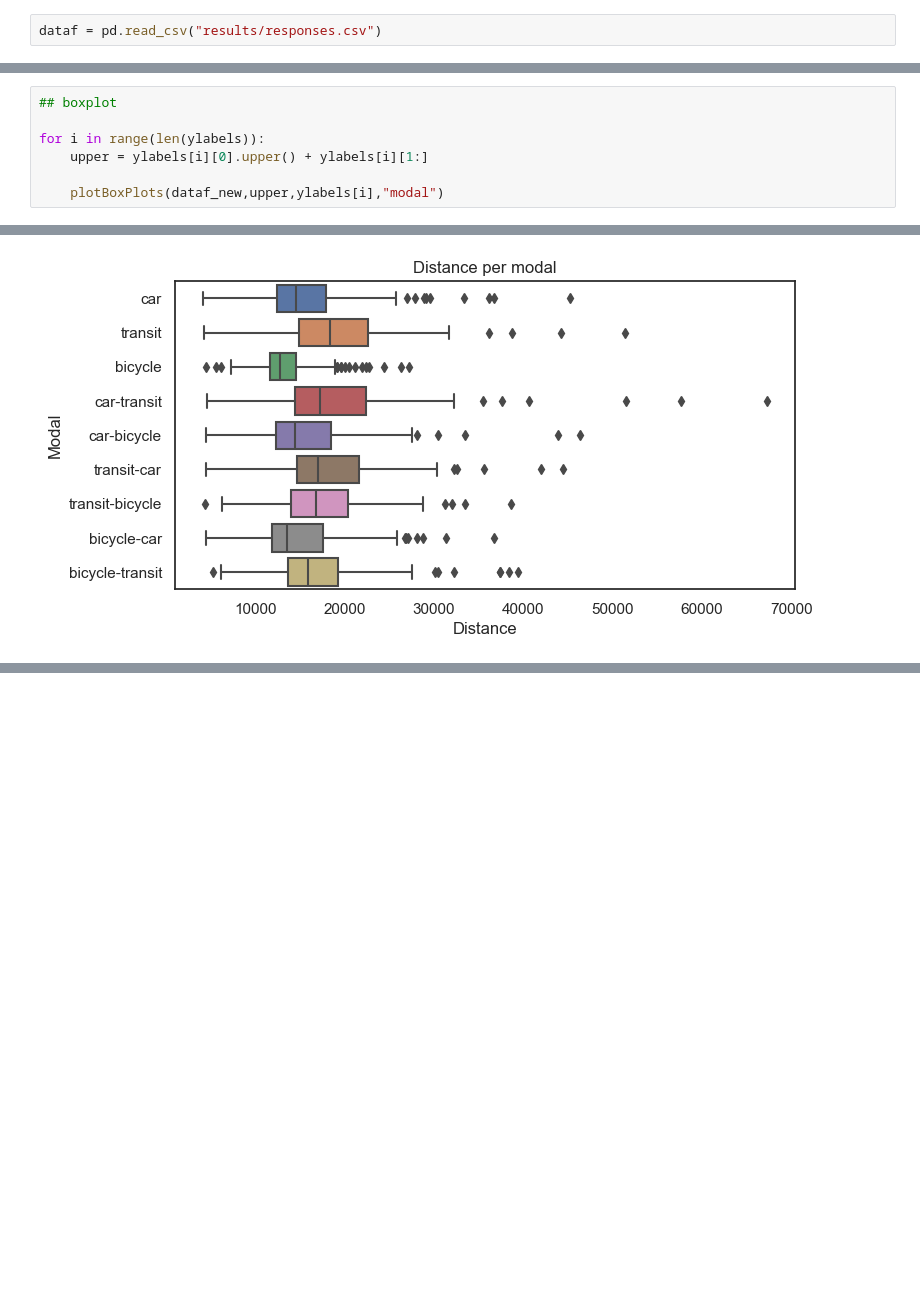
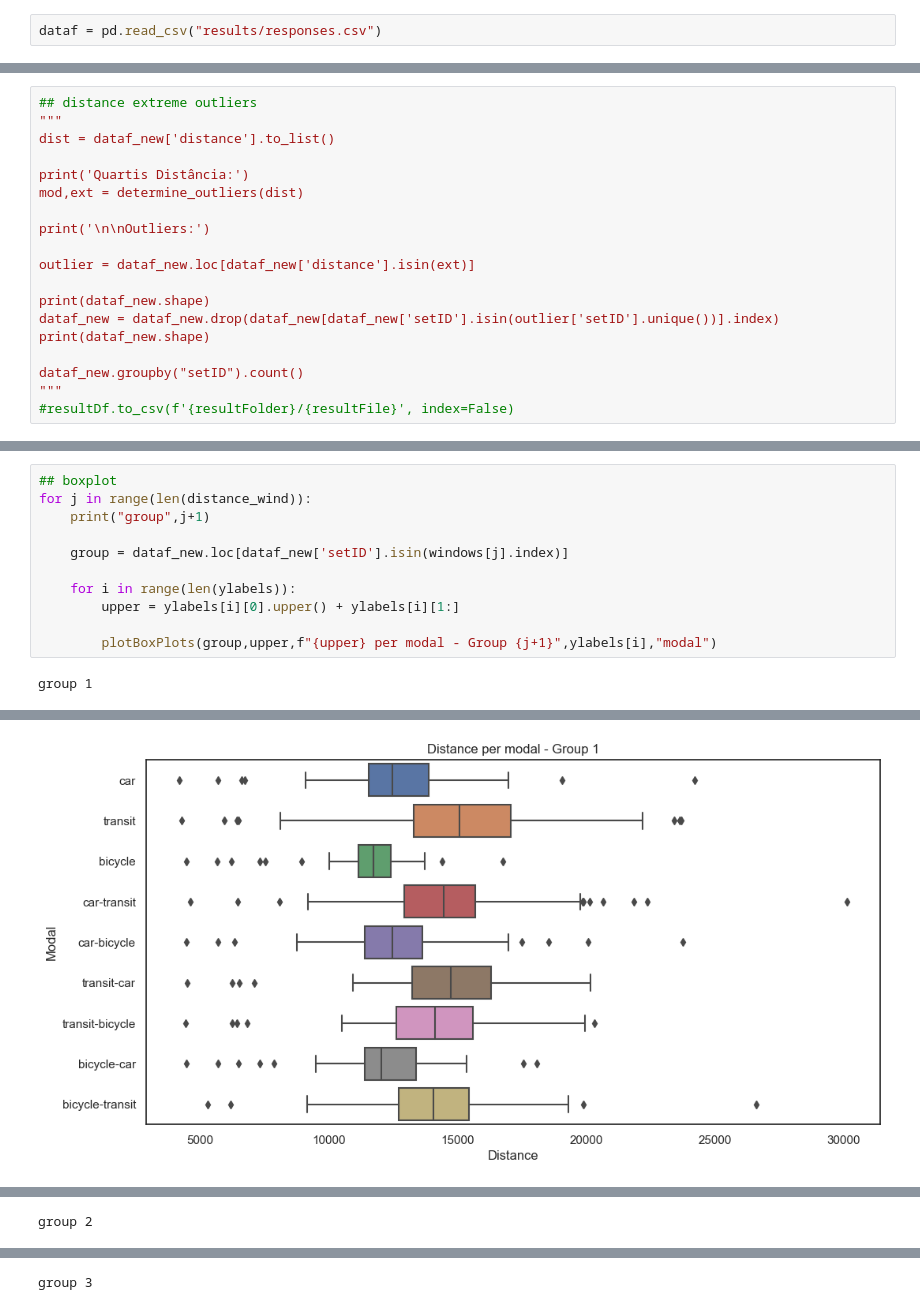
Before and after one commit to CamiloHMS/london_routing, a Jupyter notebook: responses_plot.ipynb, the cells around one changed output, grey strips where cells are left out. Drawn from its saved outputs; the diff is of its cells as text; blank space fills up the shorter version.

```diff
--- a/responses_plot.ipynb
+++ b/responses_plot.ipynb
@@ -71,4 +101,23 @@ removeID = dataf.loc[dataf['modal'] == 'error']['setID'].to_list()
 dataf_new = dataf.drop(dataf[dataf['setID'].isin(removeID)].index)
+# %%
+## distance extreme outliers
+"""
+dist = dataf_new['distance'].to_list()
+
+print('Quartis Distância:')
+mod,ext = determine_outliers(dist)
+
+print('\n\nOutliers:')
+
+outlier = dataf_new.loc[dataf_new['distance'].isin(ext)]
+
+print(dataf_new.shape)
+dataf_new = dataf_new.drop(dataf_new[dataf_new['setID'].isin(outlier['setID'].unique())].index)
+print(dataf_new.shape)
+
+dataf_new.groupby("setID").count()
+"""
+#resultDf.to_csv(f'{resultFolder}/{resultFile}', index=False)
 # %%
 ## separating data by range
 
@@ -113,9 +169,14 @@ group 3
 ... (3 outputs left out)
 # %%
 ## boxplot
+for j in range(len(distance_wind)):
+    print("group",j+1)
 
-for i in range(len(ylabels)):
-    upper = ylabels[i][0].upper() + ylabels[i][1:]
+    group = dataf_new.loc[dataf_new['setID'].isin(windows[j].index)]
 
-    plotBoxPlots(dataf_new,upper,ylabels[i],"modal")
+    for i in range(len(ylabels)):
+        upper = ylabels[i][0].upper() + ylabels[i][1:]
+
+        plotBoxPlots(group,upper,f"{upper} per modal - Group {j+1}",ylabels[i],"modal")
 # %% [output]
+group 1
@@ -123 +184 @@ for i in range(len(ylabels)):
-[figure, old version]
+[figure, new version]
@@ -125,0 +187 @@ for i in range(len(ylabels)):
+group 2
@@ -125,0 +192 @@ for i in range(len(ylabels)):
+group 3
```
Also changed, not shown: parts of 7 cells of this notebook.
